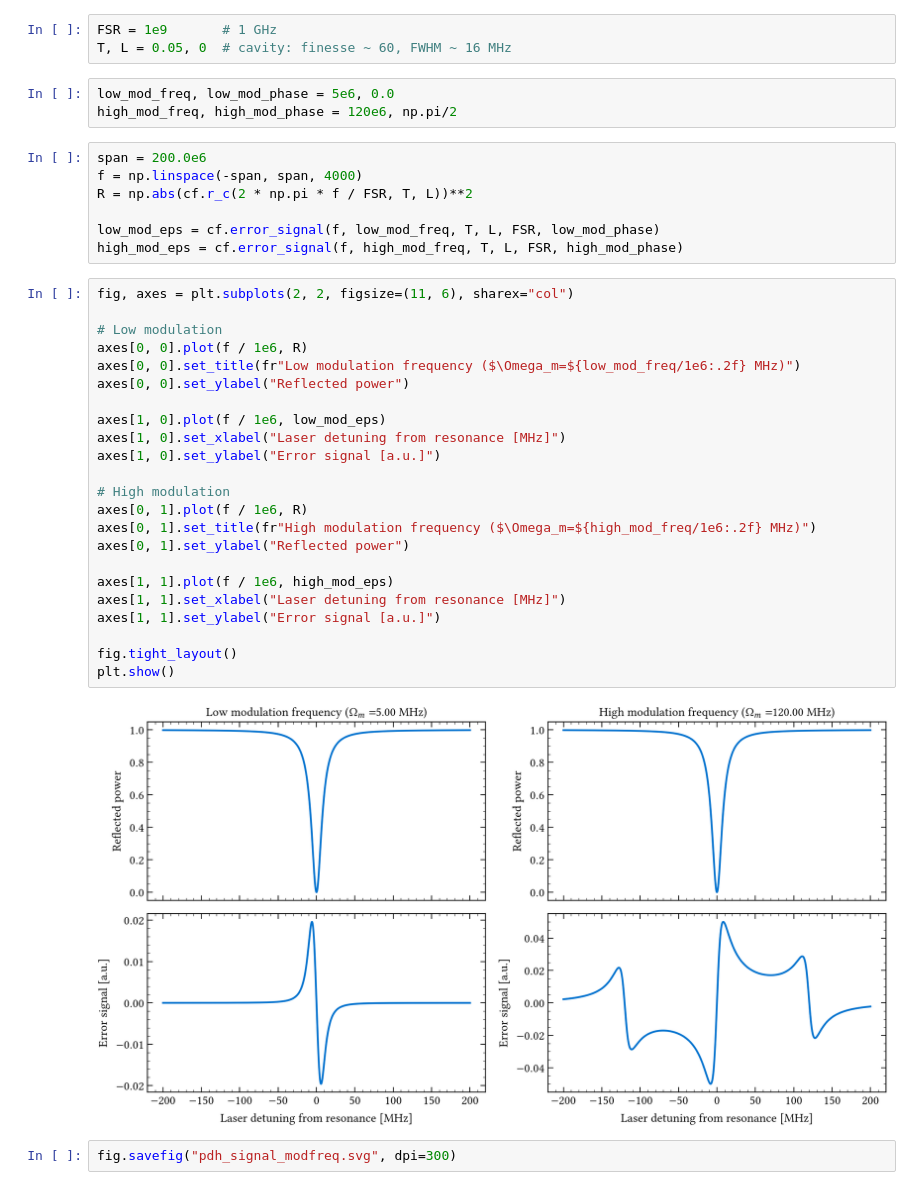
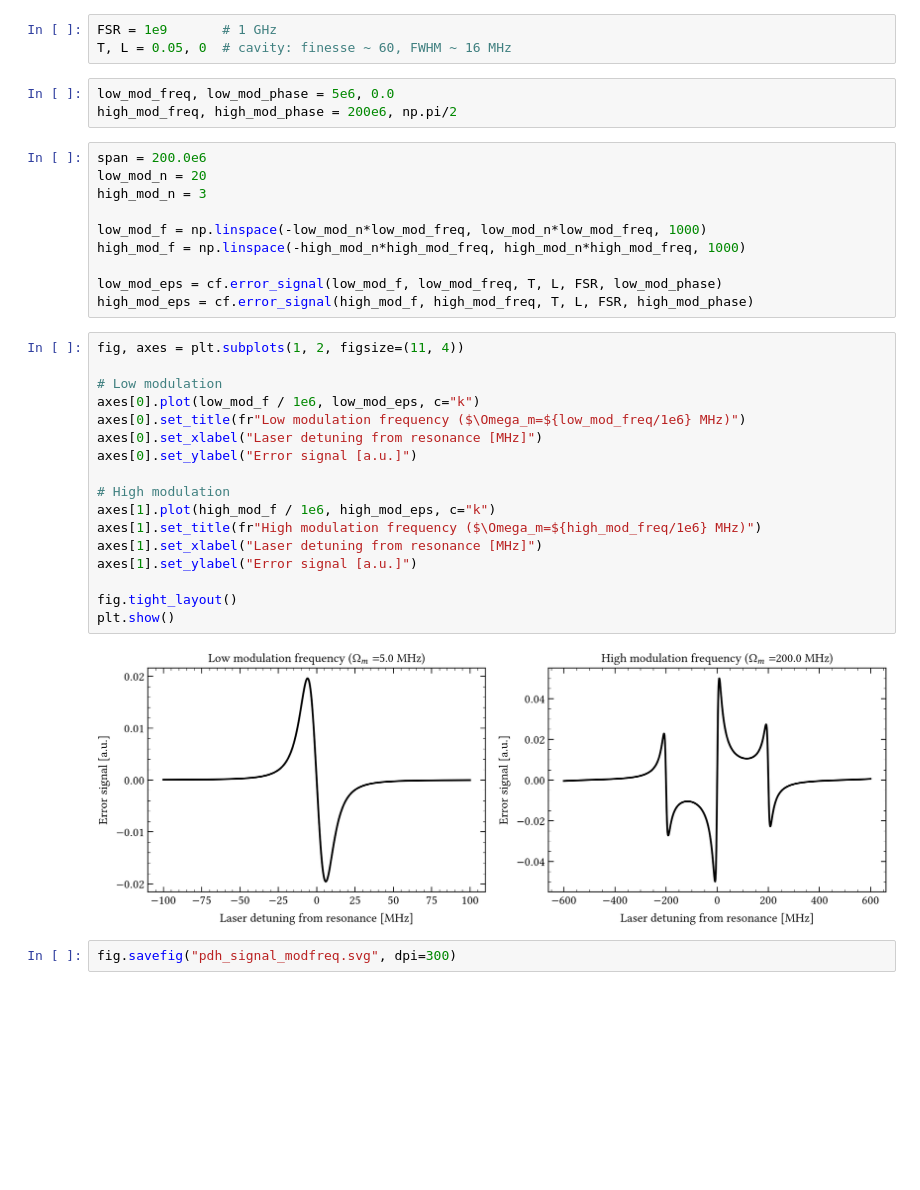
Before and after one commit to eq15t-panda/PANDASimulation, a Jupyter notebook: cavity/cavity.ipynb, the cells around one changed output. Cells and saved outputs as stored; diff of their text form; blank space fills up the shorter version.

Commit message:
Plot adjustment of PDH figure.

```diff
--- a/cavity/cavity.ipynb
+++ b/cavity/cavity.ipynb
@@ -830,38 +800,35 @@ FSR = 1e9       # 1 GHz
 T, L = 0.05, 0  # cavity: finesse ~ 60, FWHM ~ 16 MHz
 # %%
 low_mod_freq, low_mod_phase = 5e6, 0.0
-high_mod_freq, high_mod_phase = 120e6, np.pi/2
+high_mod_freq, high_mod_phase = 200e6, np.pi/2
 # %%
 span = 200.0e6
-f = np.linspace(-span, span, 4000)
-R = np.abs(cf.r_c(2 * np.pi * f / FSR, T, L))**2
+low_mod_n = 20
+high_mod_n = 3
 
-low_mod_eps = cf.error_signal(f, low_mod_freq, T, L, FSR, low_mod_phase)
-high_mod_eps = cf.error_signal(f, high_mod_freq, T, L, FSR, high_mod_phase)
+low_mod_f = np.linspace(-low_mod_n*low_mod_freq, low_mod_n*low_mod_freq, 1000)
+high_mod_f = np.linspace(-high_mod_n*high_mod_freq, high_mod_n*high_mod_freq, 1000)
+
+low_mod_eps = cf.error_signal(low_mod_f, low_mod_freq, T, L, FSR, low_mod_phase)
+high_mod_eps = cf.error_signal(high_mod_f, high_mod_freq, T, L, FSR, high_mod_phase)
 # %%
-fig, axes = plt.subplots(2, 2, figsize=(11, 6), sharex="col")
+fig, axes = plt.subplots(1, 2, figsize=(11, 4))
 
 # Low modulation
-axes[0, 0].plot(f / 1e6, R)
-axes[0, 0].set_title(fr"Low modulation frequency ($\Omega_m=${low_mod_freq/1e6:.2f} MHz)")
-axes[0, 0].set_ylabel("Reflected power")
-
-axes[1, 0].plot(f / 1e6, low_mod_eps)
-axes[1, 0].set_xlabel("Laser detuning from resonance [MHz]")
-axes[1, 0].set_ylabel("Error signal [a.u.]")
+axes[0].plot(low_mod_f / 1e6, low_mod_eps, c="k")
+axes[0].set_title(fr"Low modulation frequency ($\Omega_m=${low_mod_freq/1e6} MHz)")
+axes[0].set_xlabel("Laser detuning from resonance [MHz]")
+axes[0].set_ylabel("Error signal [a.u.]")
 
 # High modulation
-axes[0, 1].plot(f / 1e6, R)
-axes[0, 1].set_title(fr"High modulation frequency ($\Omega_m=${high_mod_freq/1e6:.2f} MHz)")
-axes[0, 1].set_ylabel("Reflected power")
-
-axes[1, 1].plot(f / 1e6, high_mod_eps)
-axes[1, 1].set_xlabel("Laser detuning from resonance [MHz]")
-axes[1, 1].set_ylabel("Error signal [a.u.]")
+axes[1].plot(high_mod_f / 1e6, high_mod_eps, c="k")
+axes[1].set_title(fr"High modulation frequency ($\Omega_m=${high_mod_freq/1e6} MHz)")
+axes[1].set_xlabel("Laser detuning from resonance [MHz]")
+axes[1].set_ylabel("Error signal [a.u.]")
 
 fig.tight_layout()
 plt.show()
 # %% [output]
-[figure, old version]
+[figure, new version]
 # %%
 fig.savefig("pdh_signal_modfreq.svg", dpi=300)
```
Also changed, not shown: parts of 7 cells of this notebook.
